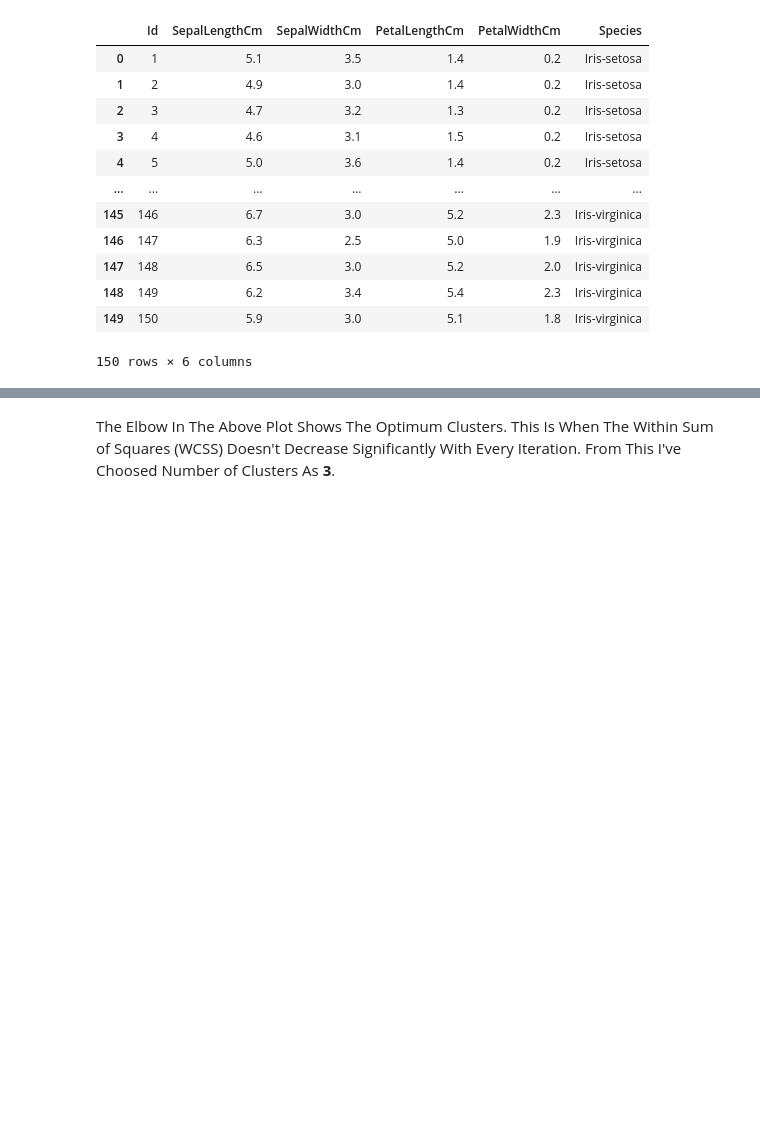
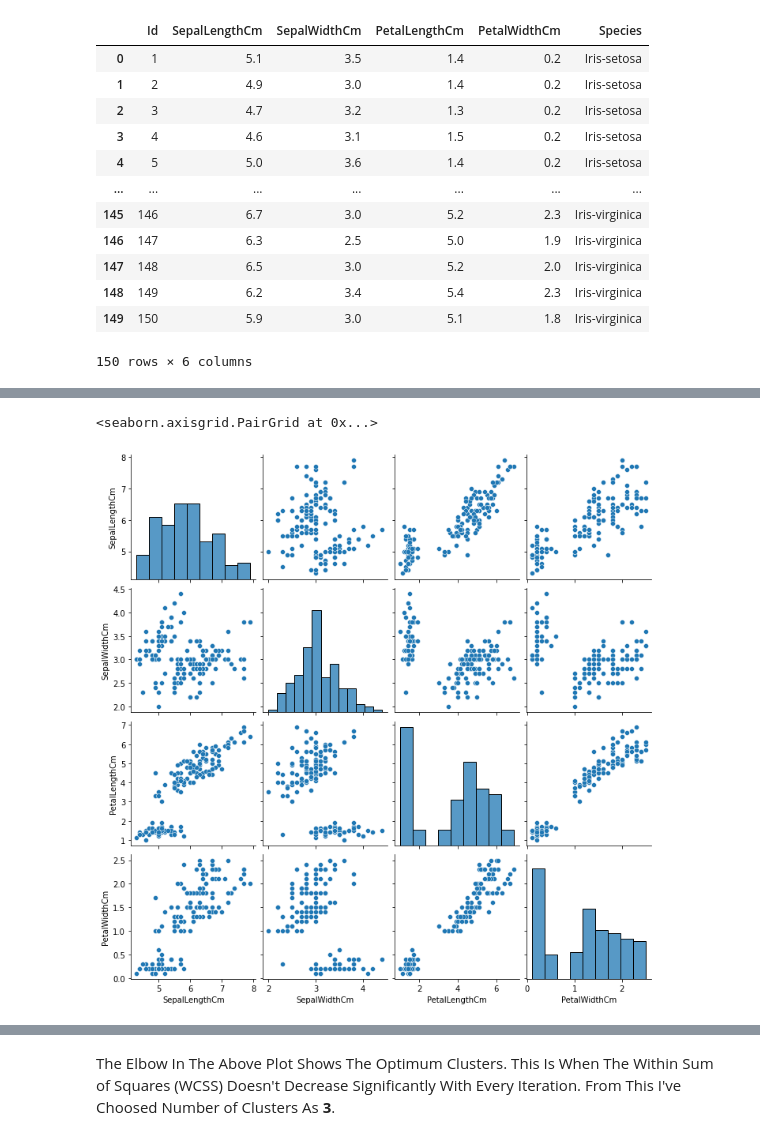
Before and after one commit to SyedHuzaifa007/The-Sparks-Foundation-Task-2, a Jupyter notebook: Iris_Prediction_Unsupervised_ML.ipynb, the cells around one changed output, grey strips where cells are left out. Saved outputs shown, nothing was run; the diff lists cells and outputs as text; code cells hidden in the pictures; blank space fills up the shorter version.

Commit message:
Added Detailed Visualizations

```diff
--- a/Iris_Prediction_Unsupervised_ML.ipynb
+++ b/Iris_Prediction_Unsupervised_ML.ipynb
@@ -53,0 +74,6 @@ iris_df
+# %%
+# Plotting The Relations Between The Features
+sns.pairplot(iris_df)
+# %% [output]
+<seaborn.axisgrid.PairGrid at 0x...>
+[figure, added]
```
Also changed, not shown: parts of 5 cells of this notebook.
